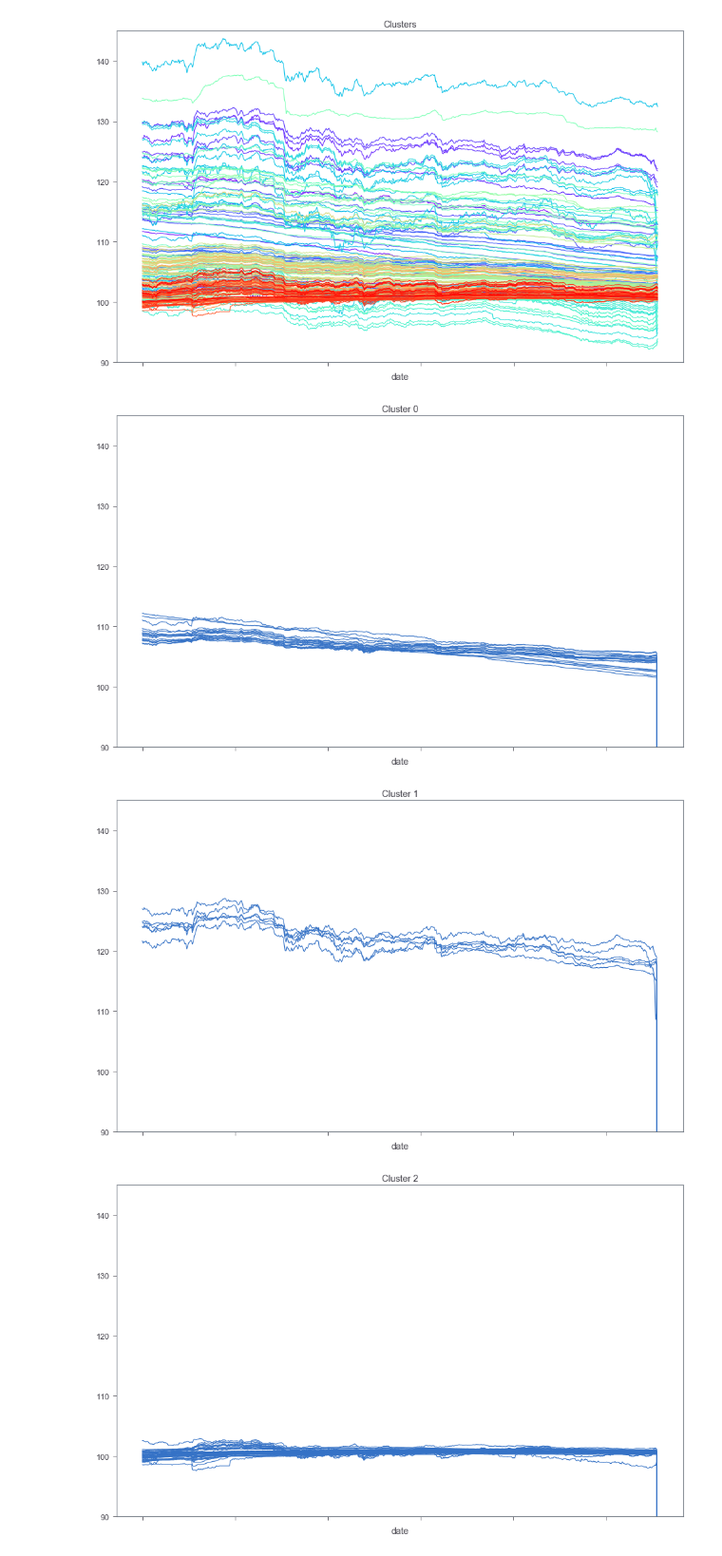
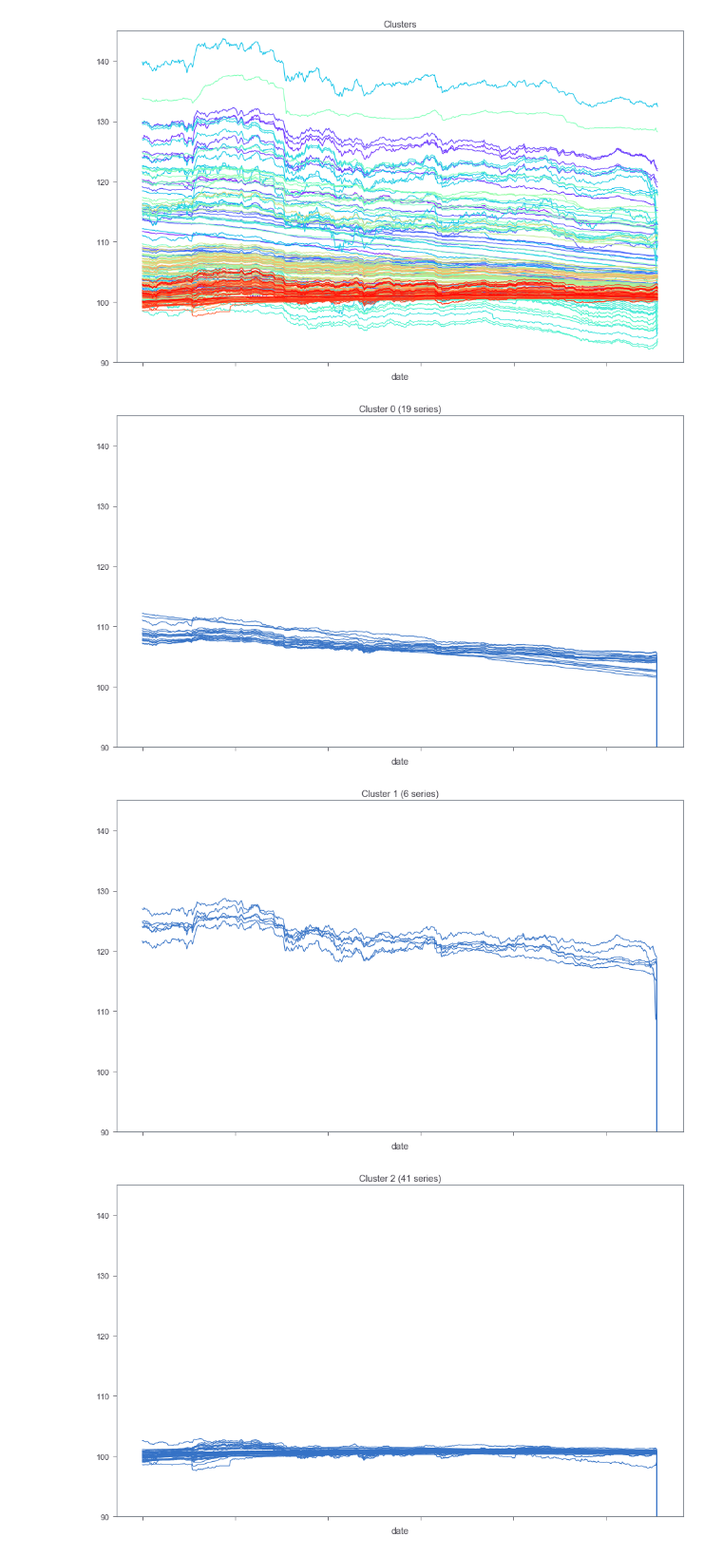
Before and after one commit to iz4vve/dseclub-clustering, a Jupyter notebook: notebooks/2. Clustering attemps.ipynb, the cells around one changed output. Shown at 95% size. Cells and saved outputs as stored; diff of their text form; code cells hidden in the pictures.

```diff
--- a/notebooks/2. Clustering attemps.ipynb
+++ b/notebooks/2. Clustering attemps.ipynb
@@ -51,0 +54,5 @@ data['n1'] = interpolated
+# %%
+from sklearn.decomposition import PCA
+
+pca = PCA(n_components=2)
+pcaed = pca.fit_transform(data.describe().T / data.describe().T.max())
@@ -51,0 +89,4 @@ data['n1'] = interpolated
+# %%
+from sklearn.cluster import KMeans
+KM = KMeans(n_clusters=4)
+clusters = KM.fit_predict(pcaed)
@@ -51,0 +99,4 @@ data['n1'] = interpolated
+# %%
+import copy
+_data = copy.deepcopy(data.T)
+_data['cluster'] = clusters
@@ -51,0 +109,6 @@ data['n1'] = interpolated
+# %%
+for cluster in set(sorted(_data['cluster'])):
+    cluster_data = _data[_data.cluster == cluster]
+    cluster_data.T.plot(legend=False, c='b')
+    plt.title(f"Cluster {cluster}  ({cluster_data.shape[0]} series)")
+    plt.show()
@@ -176,13 +238,14 @@ plt.show()
 # %%
 ser = data.T
 ser["cluster"] = x
 for n, c in enumerate(set(x), start=1):
-    ser[ser['cluster'] == c].T.plot(legend=False, c='b')
-    plt.title(f"Cluster {c}")
+    cluster_data = ser[ser['cluster'] == c]
+    cluster_data.T.plot(legend=False, c='b')
+    plt.title(f"Cluster {c} ({cluster_data.shape[0]} series)")
     plt.ylim(90, 145)
 
     plt.show()
 # %% [output]
-[figure, old version]
+[figure, new version]
-[figure, old version]
+[figure, new version]
-[figure, old version]
+[figure, new version]
```
Also changed, not shown: parts of 12 cells of this notebook, 1 other file.
